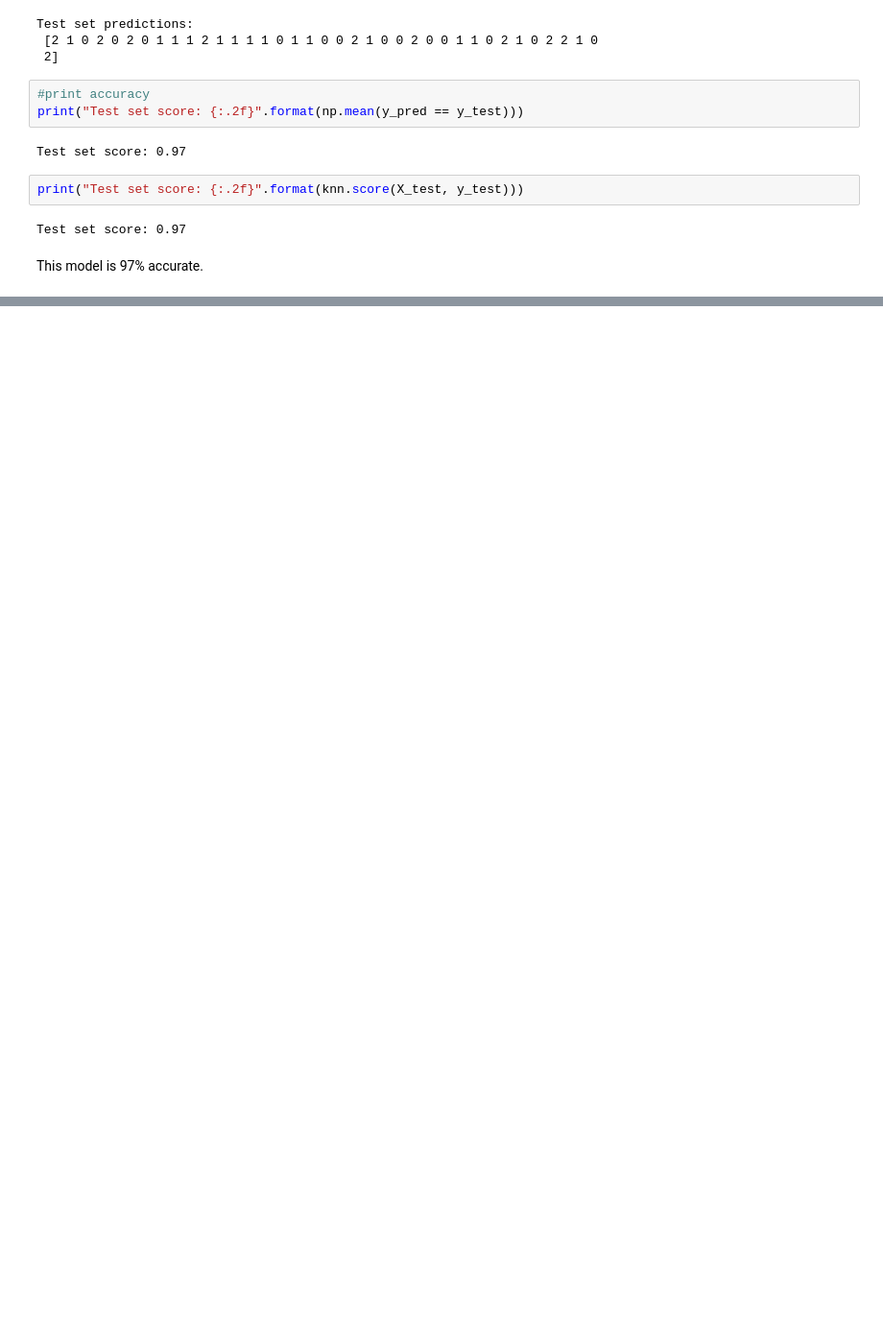
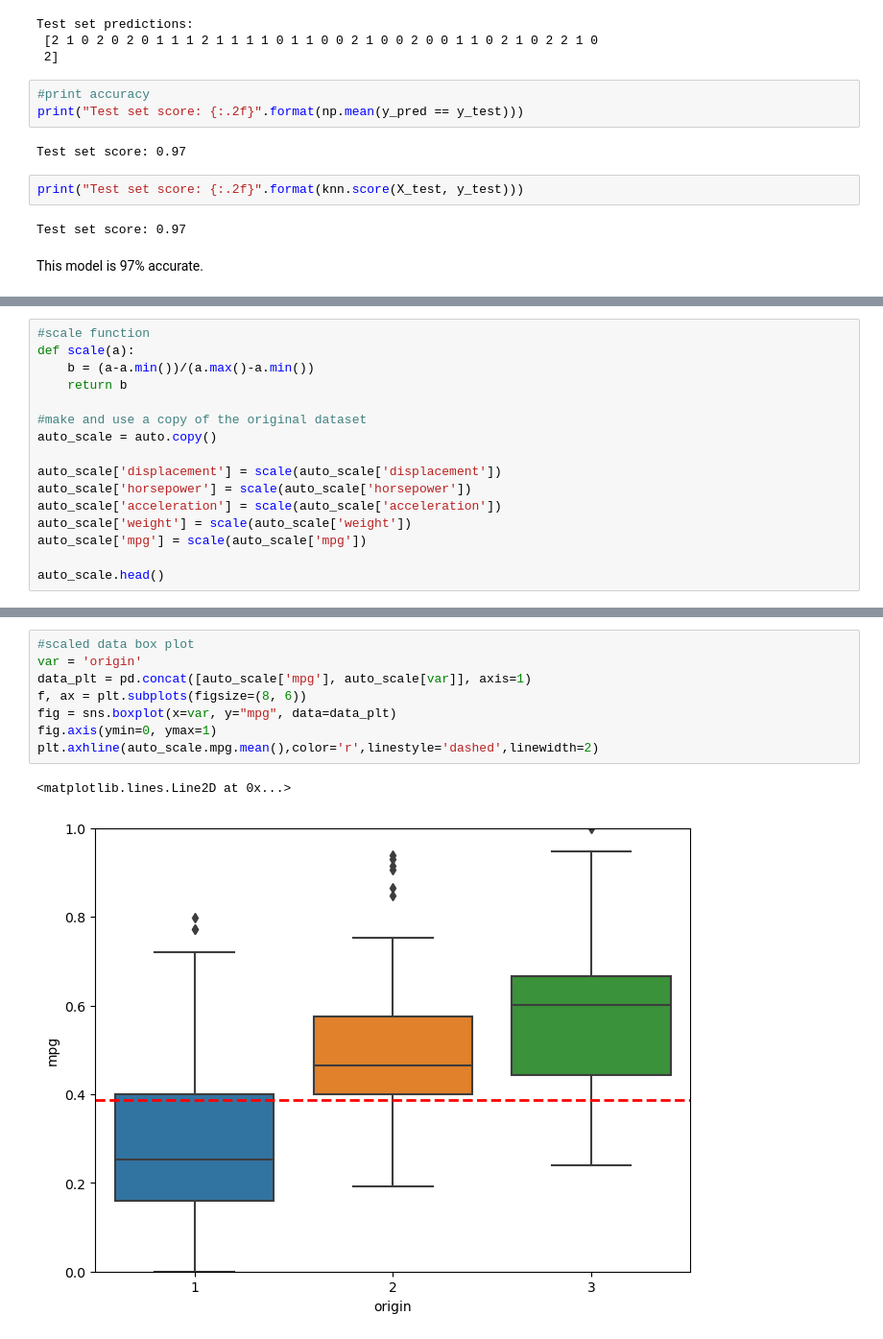
Before and after one commit to plwiscovitch/magnimindassignments, a Jupyter notebook: ML_mod1.ipynb, the cells around one changed output, grey strips where cells are left out. Shown at 96% size. Cells and saved outputs as stored; diff of their text form; blank space fills up the shorter version.

```diff
--- a/ML_mod1.ipynb
+++ b/ML_mod1.ipynb
@@ -144,0 +324,16 @@ This model is 97% accurate.
+# %%
+#scale function
+def scale(a):
+    b = (a-a.min())/(a.max()-a.min())
+    return b
+
+#make and use a copy of the original dataset
+auto_scale = auto.copy()
+
+auto_scale['displacement'] = scale(auto_scale['displacement'])
+auto_scale['horsepower'] = scale(auto_scale['horsepower'])
+auto_scale['acceleration'] = scale(auto_scale['acceleration'])
+auto_scale['weight'] = scale(auto_scale['weight'])
+auto_scale['mpg'] = scale(auto_scale['mpg'])
+
+auto_scale.head()
@@ -144,0 +356,11 @@ This model is 97% accurate.
+# %%
+#scaled data box plot
+var = 'origin'
+data_plt = pd.concat([auto_scale['mpg'], auto_scale[var]], axis=1)
+f, ax = plt.subplots(figsize=(8, 6))
+fig = sns.boxplot(x=var, y="mpg", data=data_plt)
+fig.axis(ymin=0, ymax=1)
+plt.axhline(auto_scale.mpg.mean(),color='r',linestyle='dashed',linewidth=2)
+# %% [output]
+<matplotlib.lines.Line2D at 0x...>
+[figure, added]
```
Also changed, not shown: parts of 44 cells of this notebook.
